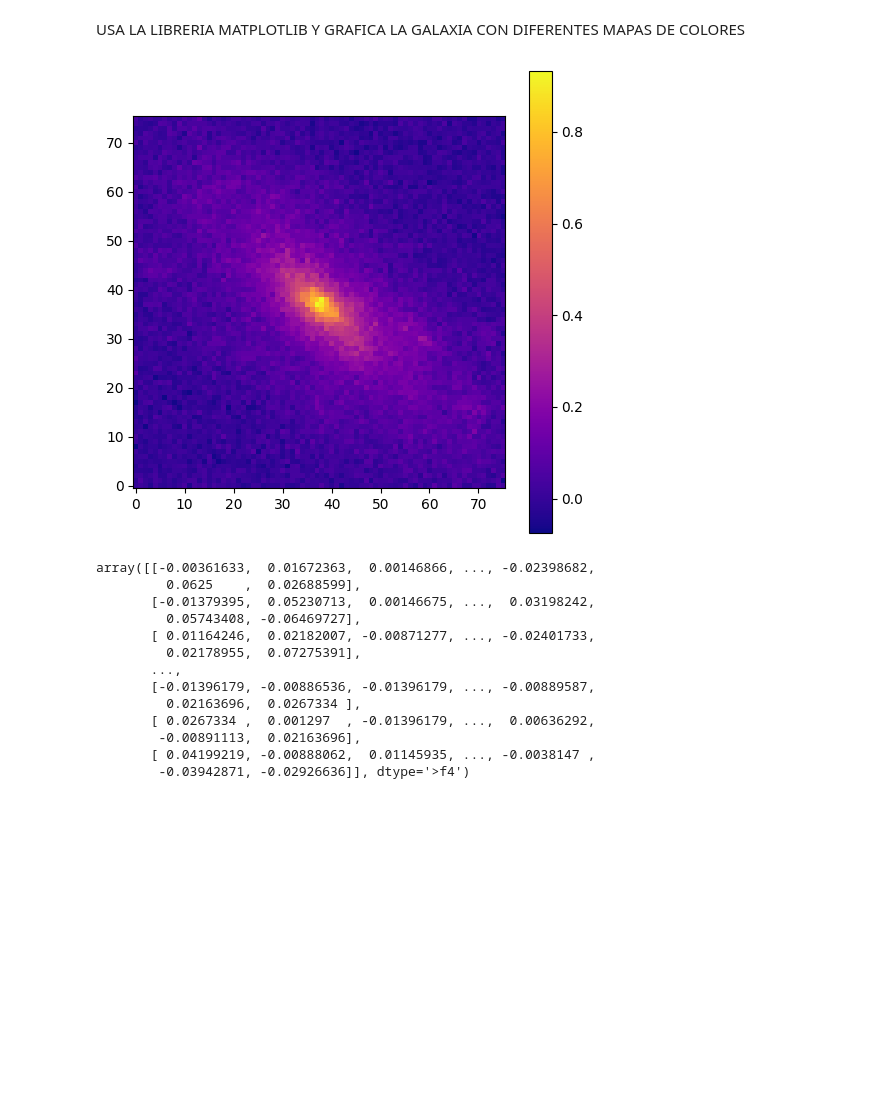
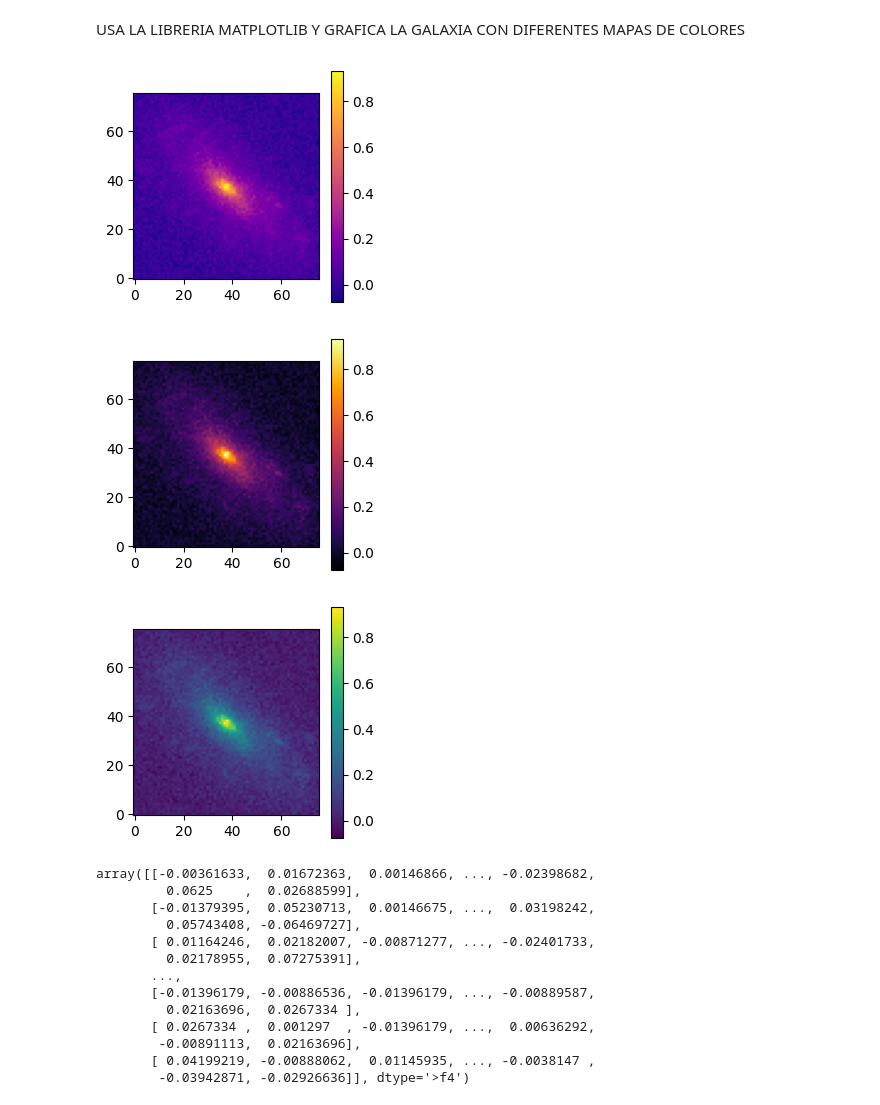
Before and after one commit to anaberereta-hue/Trabajos-Colab, a Jupyter notebook: Anis_taller_transformaciones_astro.ipynb, the cells around one changed output. Saved outputs shown, nothing was run; the diff lists cells and outputs as text; code cells hidden in the pictures; blank space fills up the shorter version.

```diff
--- a/Anis_taller_transformaciones_astro.ipynb
+++ b/Anis_taller_transformaciones_astro.ipynb
@@ -73,12 +73,15 @@ plt.show()
 # %% [markdown]
 USA LA LIBRERIA MATPLOTLIB Y GRAFICA LA GALAXIA CON DIFERENTES MAPAS DE COLORES
 # %%
-plt.figure(figsize=(6,6))
-plt.imshow(cutout.data, origin='lower', cmap='plasma')
-plt.colorbar()
-plt.show()
+for cmap in ['plasma', 'inferno', 'viridis']:
+    plt.figure(figsize=(3,3))
+    plt.imshow(cutout.data, origin='lower', cmap=cmap)
+    plt.colorbar()
+    plt.show()
 # %% [output]
-[figure, old version]
+[figure, new version]
+[figure, added]
+[figure, added]
 # %%
 #los datos astronómicos vienen en un formato fits que almacena los metadatos asi como los datos
 #en este código estamos seleccionando únicamente los datos de la imagen
```
Also changed, not shown: parts of 9 cells of this notebook.
